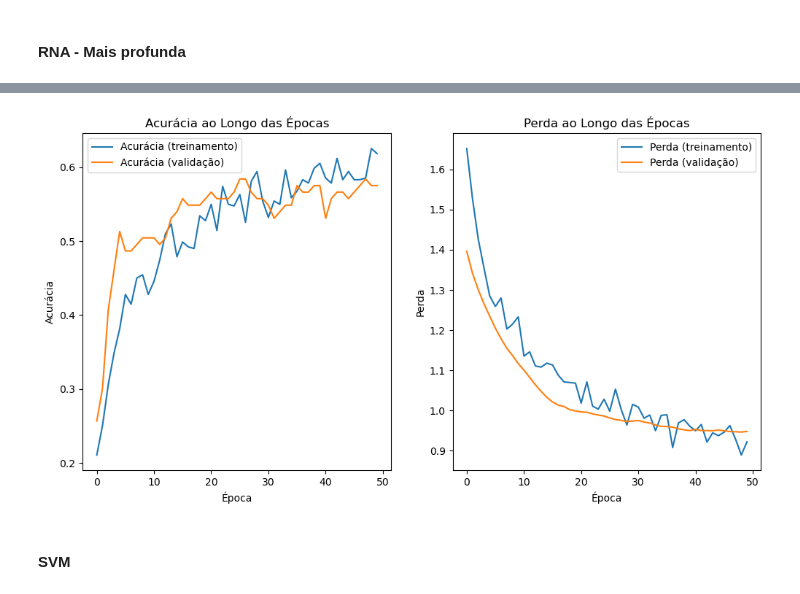
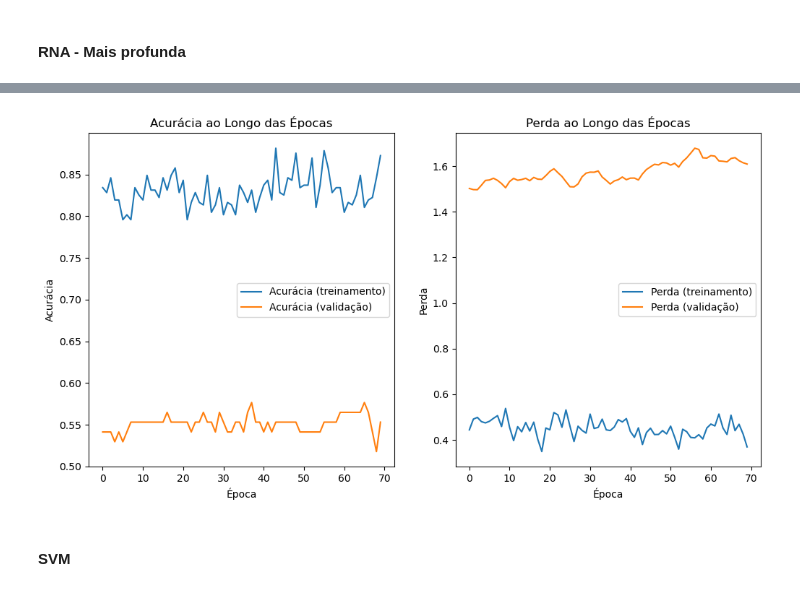
Before and after one commit to lubohen/eEDB-018, a Jupyter notebook: prj/CODES/SPOTIFY_API/DataPrep.ipynb, the cells around one changed output, grey strips where cells are left out. Saved outputs shown, nothing was run; the diff lists cells and outputs as text; code cells hidden in the pictures.

Commit message:
Ajuste de hiperparametros

```diff
--- a/prj/CODES/SPOTIFY_API/DataPrep.ipynb
+++ b/prj/CODES/SPOTIFY_API/DataPrep.ipynb
@@ -58,0 +272,23 @@ X_train, X_test, y_train, y_test = train_test_split(X, y, test_size=0.2, random_
+# %%
+from sklearn.naive_bayes import GaussianNB
+from sklearn.metrics import accuracy_score
+import joblib
+
+
+# Inicializando o GaussianNB com o var_smoothing escolhido considerando o ultimo gráfico
+var_smoothing_optimal = 1e-9  # Exemplo de valor, ajuste conforme necessário
+best_gaussian_model = GaussianNB(var_smoothing=var_smoothing_optimal)
+
+# Treino do modelo com os dados de treinamento
+best_gaussian_model.fit(X_train, y_train)
+
+# previsões no conjunto de teste
+y_pred = best_gaussian_model.predict(X_test)
+
+# Calculo da acurácia
+accuracy = accuracy_score(y_test, y_pred)
+print(f'Acurácia do GaussianNB com var_smoothing de 1e-9: {accuracy:.4f}')
+
+
+# Salve o modelo treinado em um arquivo
+joblib.dump(best_gaussian_model, 'best_gaussian_model.joblib')
@@ -504,6 +816,14 @@ plt.show()
 # %%
 from tensorflow.keras.models import Sequential
 from tensorflow.keras.layers import Dense, Dropout
+from sklearn.preprocessing import LabelEncoder
+
+# Inicializar o LabelEncoder
+le = LabelEncoder()
+
+# Ajustar e transformar as classes
+y_train_encoded = le.fit_transform(y_train)
+y_test_encoded = le.transform(y_test)
 
 # Criar o modelo
 model = Sequential()
@@ -622,28 +943,28 @@ Epoch 100/100
 # %%
 import matplotlib.pyplot as plt
 
 # Plotar a acurácia do treinamento e validação
 plt.figure(figsize=(12, 6))
 plt.subplot(1, 2, 1)
-plt.plot(history.history['accuracy'], label='Acurácia (treinamento)')
-plt.plot(history.history['val_accuracy'], label='Acurácia (validação)')
+plt.plot(history_complex.history['accuracy'], label='Acurácia (treinamento)')
+plt.plot(history_complex.history['val_accuracy'], label='Acurácia (validação)')
 plt.title('Acurácia ao Longo das Épocas')
 plt.ylabel('Acurácia')
 plt.xlabel('Época')
 plt.legend()
 
 # Plotar a perda do treinamento e validação
 plt.subplot(1, 2, 2)
-plt.plot(history.history['loss'], label='Perda (treinamento)')
-plt.plot(history.history['val_loss'], label='Perda (validação)')
+plt.plot(history_complex.history['loss'], label='Perda (treinamento)')
+plt.plot(history_complex.history['val_loss'], label='Perda (validação)')
 plt.title('Perda ao Longo das Épocas')
 plt.ylabel('Perda')
 plt.xlabel('Época')
 plt.legend()
 
 plt.show()
 # %% [output]
-[figure, old version]
+[figure, new version]
 # %% [markdown]
 #### SVM ####
 # %%
```
Also changed, not shown: parts of 19 cells of this notebook, 17 other files.
